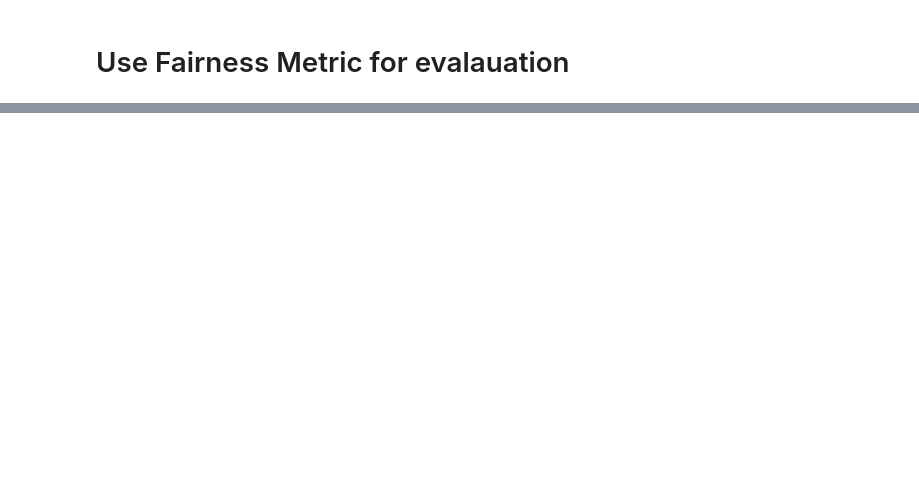
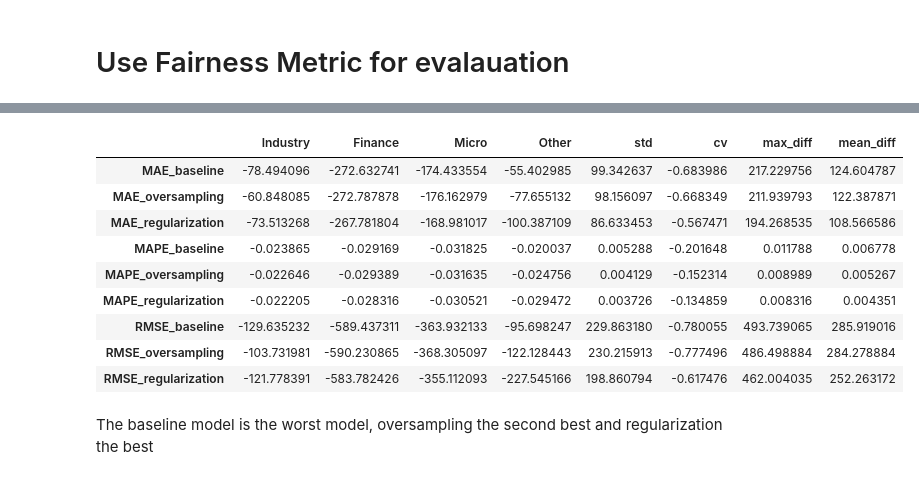
Before and after one commit to lucarueck/Master-project, a Jupyter notebook: Autogluon_Timeseries/baseline.ipynb, the cells around one changed output, grey strips where cells are left out. Cells and saved outputs as stored; diff of their text form; code cells hidden in the pictures; blank space fills up the shorter version.

```diff
--- a/Autogluon_Timeseries/baseline.ipynb
+++ b/Autogluon_Timeseries/baseline.ipynb
@@ -306,0 +168,4 @@ ValueError: SMOTE-NC is not designed to work only with categorical features. It
+# %%
+random.seed(42)
+ids_industry = random.choices(list(static_features_df[static_features_df.domain == "Industry"].item_id), k=19)
+ids_other = random.choices(list(static_features_df[static_features_df.domain == "Other"].item_id), k=22)
@@ -306,0 +174,10 @@ ValueError: SMOTE-NC is not designed to work only with categorical features. It
+# %%
+m4_oversampled = pd.DataFrame()
+for e, id in enumerate(ids_industry + ids_other):
+    m4_oversampled_id = df.loc[df.item_id == id].copy()
+    m4_oversample_static = static_features_df.loc[static_features_df.item_id == id].copy()
+    m4_oversampled_id.loc[:, "item_id"] += str(e)
+    m4_oversample_static.loc[:, "item_id"] += str(e)
+    static_features_df = pd.concat([static_features_df, m4_oversample_static], axis=0)
+    df = pd.concat([df, m4_oversampled_id], axis=0)
+static_features_df.domain.value_counts()
@@ -306,0 +195,10 @@ ValueError: SMOTE-NC is not designed to work only with categorical features. It
+# %%
+train_data_oversampling = TimeSeriesDataFrame.from_data_frame(
+    df,
+    id_column="item_id",
+    timestamp_column="timestamp",
+    static_features_df=static_features_df,
+)
+
+PREDICTION_LENGTH = 14
+train_data_oversampling, test_data_oversampling = train_data_oversampling.train_test_split(PREDICTION_LENGTH)
@@ -306,0 +207,8 @@ ValueError: SMOTE-NC is not designed to work only with categorical features. It
+# %%
+predictor = TimeSeriesPredictor(
+    prediction_length=14,
+    target="target",    #specify that target is the target and weekend a known active covariate, other dynamic features are automatically detected as known covariates
+    known_covariates_names=["weekend"],
+    #eval_metric is default WQL
+).fit(train_data_oversampling, presets="fast_training")
+df_oversampling = evaluate_predictions(test_data_oversampling, predictor)
@@ -306,0 +233,23 @@ ValueError: SMOTE-NC is not designed to work only with categorical features. It
+# %%
+s_base = df_baseline["domain"].copy()
+s_reg = df_regularization["domain"].copy()
+s_over = df_oversampling["domain"].copy()
+
+s_base.index = s_base.index.astype(str) + "_baseline"
+s_reg.index = s_reg.index.astype(str) + "_regularization"
+s_over.index = s_over.index.astype(str) + "_oversampling"
+
+pd.concat([s_base, s_reg, s_over], axis=0).sort_index()
+# %% [output]
+|  | Industry | Finance | Micro | Other | std | cv | max_diff | mean_diff |
+| MAE_baseline | -78.494096 | -272.632741 | -174.433554 | -55.402985 | 99.342637 | -0.683986 | 217.229756 | 124.604787 |
+| MAE_oversampling | -60.848085 | -272.787878 | -176.162979 | -77.655132 | 98.156097 | -0.668349 | 211.939793 | 122.387871 |
+| MAE_regularization | -73.513268 | -267.781804 | -168.981017 | -100.387109 | 86.633453 | -0.567471 | 194.268535 | 108.566586 |
+| MAPE_baseline | -0.023865 | -0.029169 | -0.031825 | -0.020037 | 0.005288 | -0.201648 | 0.011788 | 0.006778 |
+| MAPE_oversampling | -0.022646 | -0.029389 | -0.031635 | -0.024756 | 0.004129 | -0.152314 | 0.008989 | 0.005267 |
+| MAPE_regularization | -0.022205 | -0.028316 | -0.030521 | -0.029472 | 0.003726 | -0.134859 | 0.008316 | 0.004351 |
+| RMSE_baseline | -129.635232 | -589.437311 | -363.932133 | -95.698247 | 229.863180 | -0.780055 | 493.739065 | 285.919016 |
+| RMSE_oversampling | -103.731981 | -590.230865 | -368.305097 | -122.128443 | 230.215913 | -0.777496 | 486.498884 | 284.278884 |
+| RMSE_regularization | -121.778391 | -583.782426 | -355.112093 | -227.545166 | 198.860794 | -0.617476 | 462.004035 | 252.263172 |
+# %% [markdown]
+The baseline model is the worst model, oversampling the second best and regularization the best
```
Also changed, not shown: parts of 18 cells of this notebook, 3 other files.
